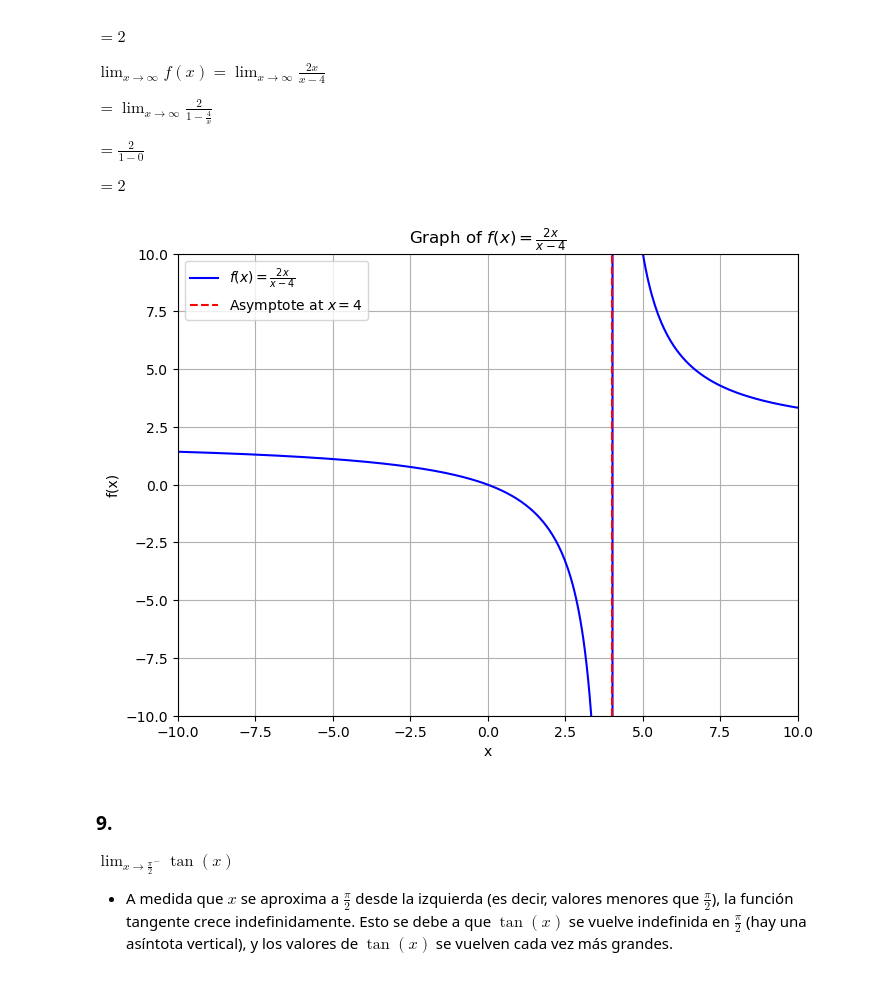
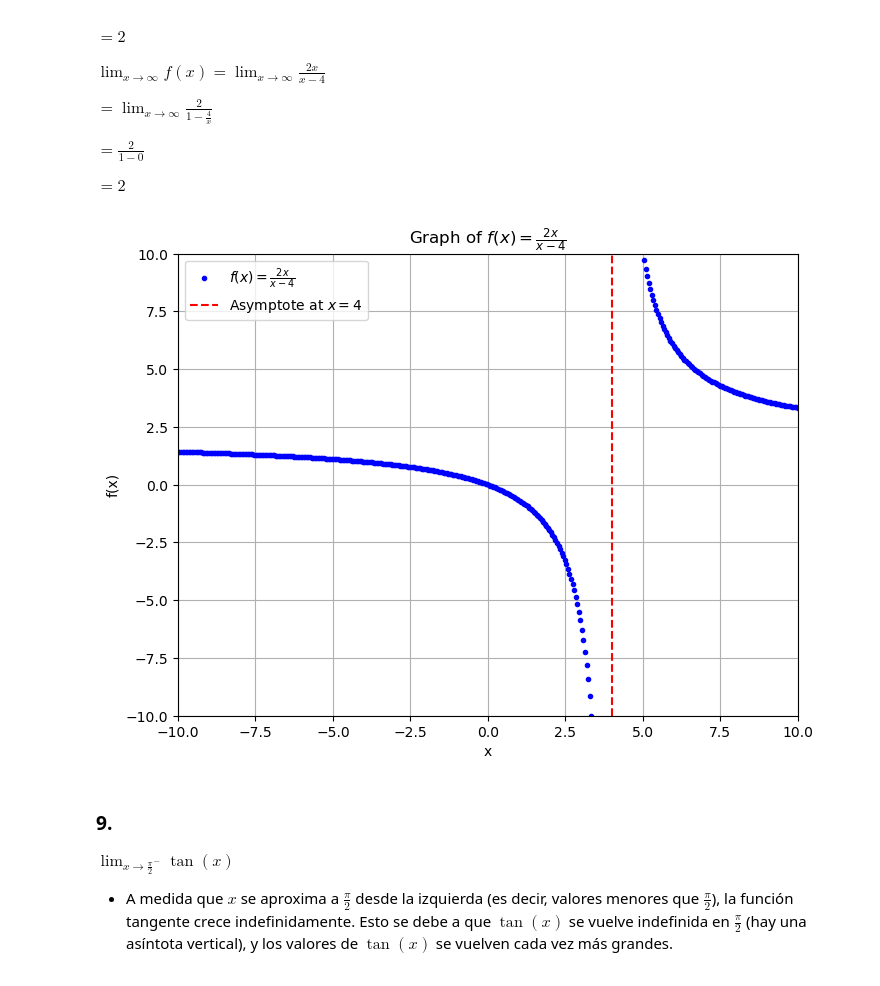
Before and after one commit to Daniel1martinez2/taller-semana-10, a Jupyter notebook: main.ipynb, the cells around one changed output. Drawn from its saved outputs; the diff is of its cells as text; code cells hidden in the pictures.

```diff
--- a/main.ipynb
+++ b/main.ipynb
@@ -138,31 +138,31 @@ $= 2$
 # %%
 import numpy as np
 import matplotlib.pyplot as plt
 
 
 def f(x):
     return 2 * x / (x - 4)
 
 
 x = np.linspace(-10, 10, 400)
 x = x[x != 4]
 
 y = f(x)
 
 
 plt.figure(figsize=(8, 6))
-plt.plot(x, y, label=r'$f(x) = \frac{2x}{x-4}$', color='b')
+plt.plot(x, y, '.', label=r'$f(x) = \frac{2x}{x-4}$', color='b',)
 plt.axvline(x=4, color='r', linestyle='--', label='Asymptote at $x = 4$')
 plt.ylim(-10, 10)
 plt.xlim(-10, 10)
 plt.xlabel('x')
 plt.ylabel('f(x)')
 plt.title('Graph of $f(x) = \\frac{2x}{x-4}$')
 plt.legend()
 plt.grid(True)
 plt.show()
 # %% [output]
-[figure, old version]
+[figure, new version]
 # %% [markdown]
 ### 9.
 
```
